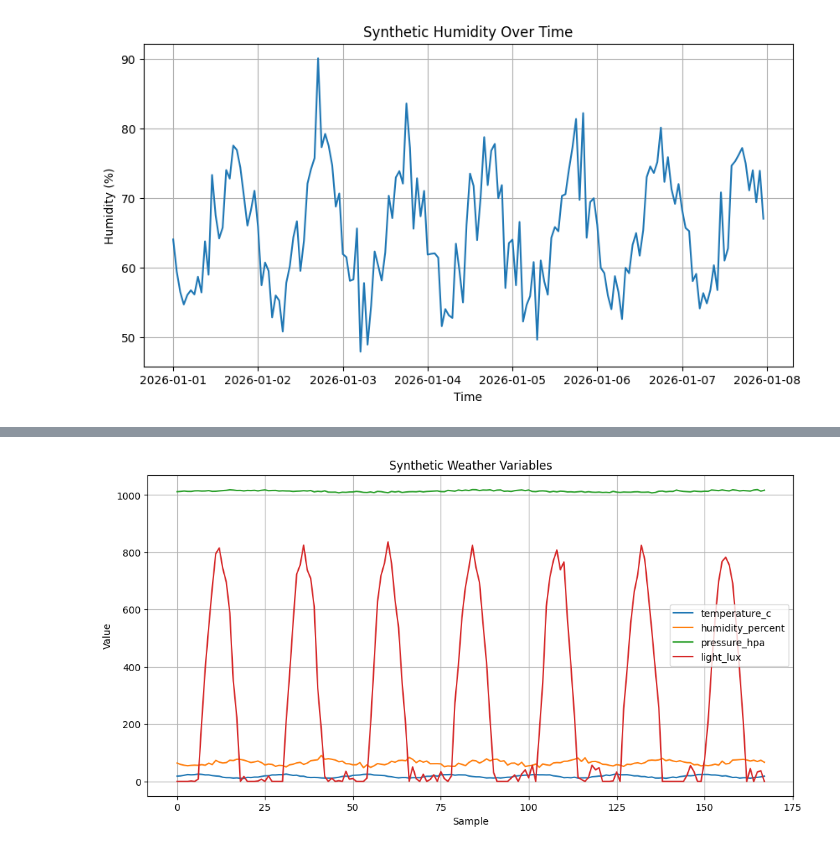
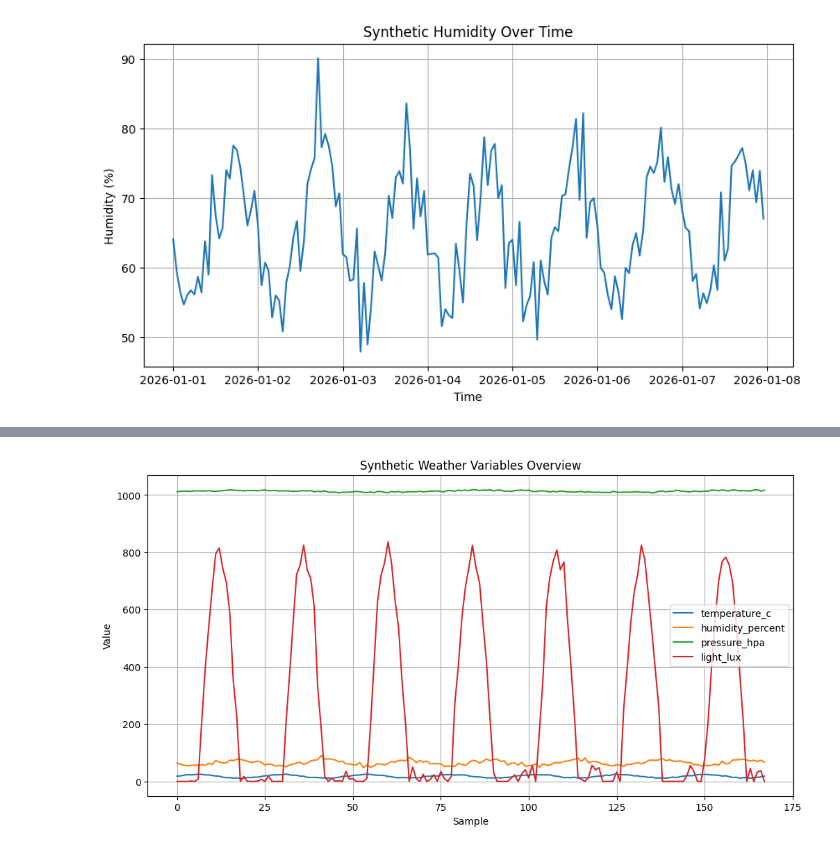
Before and after one commit to Albetman1995/smart-weather-station-ai-lab, a Jupyter notebook: notebooks/01_synthetic_weather_data_analysis.ipynb, the cells around one changed output, grey strips where cells are left out. Cells and saved outputs as stored; diff of their text form; code cells hidden in the pictures.

```diff
--- a/notebooks/01_synthetic_weather_data_analysis.ipynb
+++ b/notebooks/01_synthetic_weather_data_analysis.ipynb
@@ -240,13 +266,13 @@ We create a simple comparison of the main weather variables.
 # %%
-weather_df[["temperature_c", "humidity_percent", "pressure_hpa", "light_lux"]].plot(
-    figsize=(12, 6)
-)
+weather_df[
+    ["temperature_c", "humidity_percent", "pressure_hpa", "light_lux"]
+].plot(figsize=(12, 6))
 
-plt.title("Synthetic Weather Variables")
+plt.title("Synthetic Weather Variables Overview")
 plt.xlabel("Sample")
 plt.ylabel("Value")
 plt.grid(True)
 plt.show()
 # %% [output]
-[figure, old version]
+[figure, new version]
 # %% [markdown]
```
Also changed, not shown: parts of 43 cells of this notebook.
